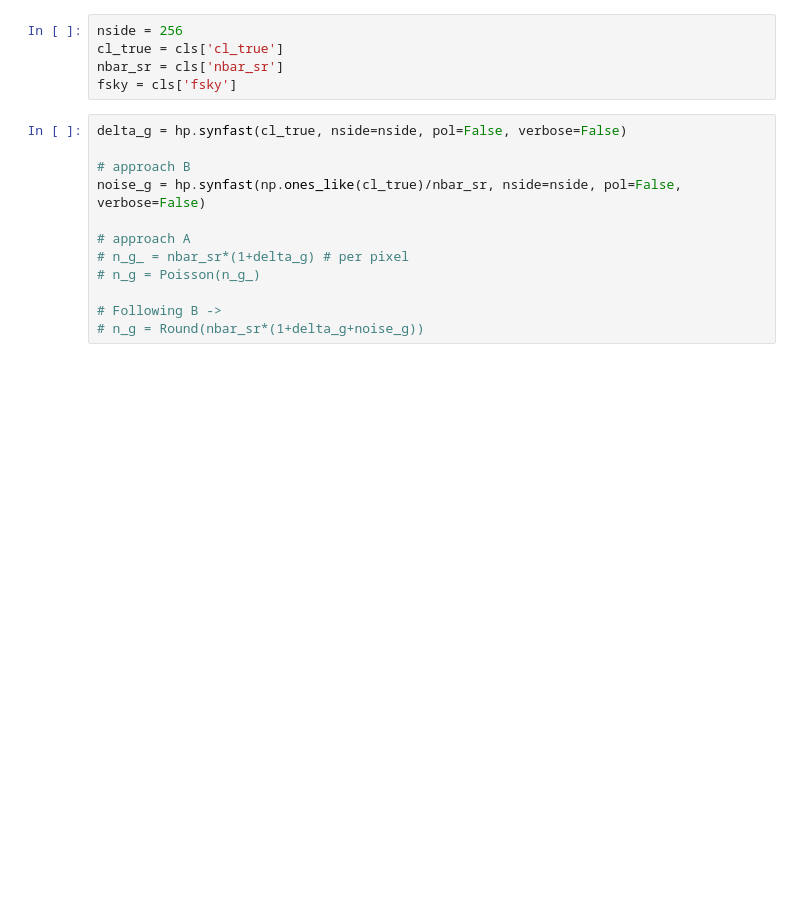
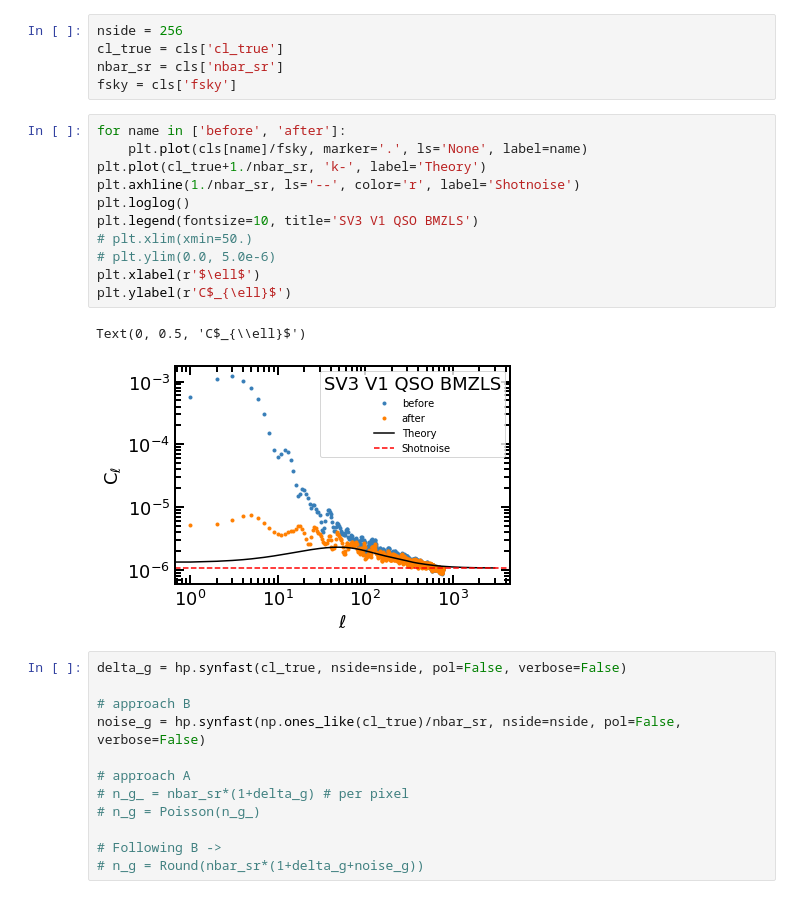
Before and after one commit to mehdirezaie/FFTLog-and-beyond, a Jupyter notebook: notebook/DESIsv3QSO.ipynb, the cells around one changed output. Saved outputs shown, nothing was run; the diff lists cells and outputs as text; blank space fills up the shorter version.

```diff
--- a/notebook/DESIsv3QSO.ipynb
+++ b/notebook/DESIsv3QSO.ipynb
@@ -281,6 +285,20 @@ nside = 256
 cl_true = cls['cl_true']
 nbar_sr = cls['nbar_sr']
 fsky = cls['fsky']
+# %%
+for name in ['before', 'after']:
+    plt.plot(cls[name]/fsky, marker='.', ls='None', label=name)
+plt.plot(cl_true+1./nbar_sr, 'k-', label='Theory')
+plt.axhline(1./nbar_sr, ls='--', color='r', label='Shotnoise')
+plt.loglog()
+plt.legend(fontsize=10, title='SV3 V1 QSO BMZLS')
+# plt.xlim(xmin=50.)
+# plt.ylim(0.0, 5.0e-6)
+plt.xlabel(r'$\ell$')
+plt.ylabel(r'C$_{\ell}$')
+# %% [output]
+Text(0, 0.5, 'C$_{\\ell}$')
+[figure, added]
 # %%
 delta_g = hp.synfast(cl_true, nside=nside, pol=False, verbose=False)
 
```
Also changed, not shown: parts of 56 cells of this notebook, 1 other file.
